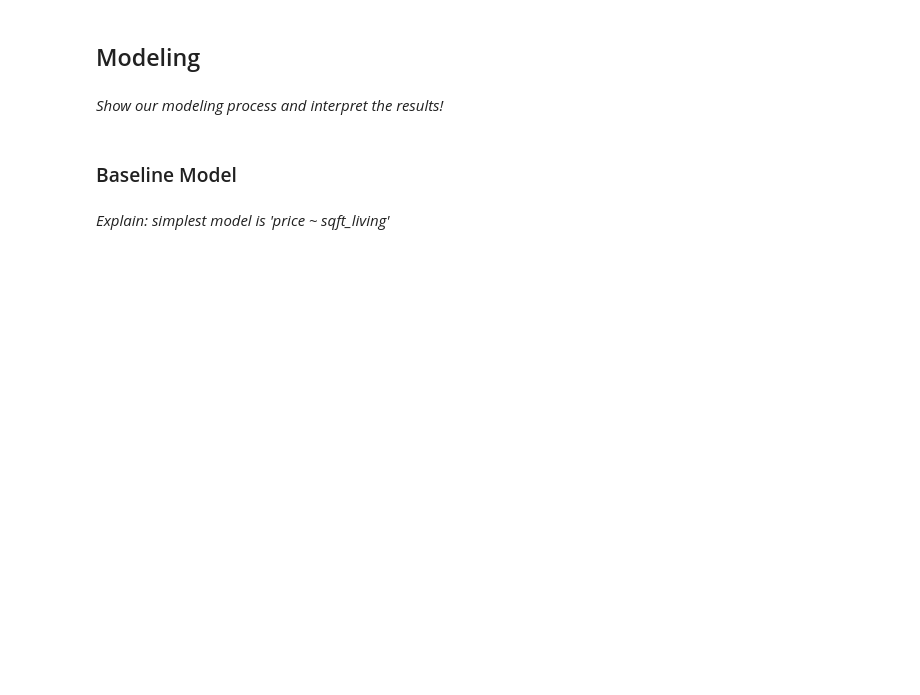
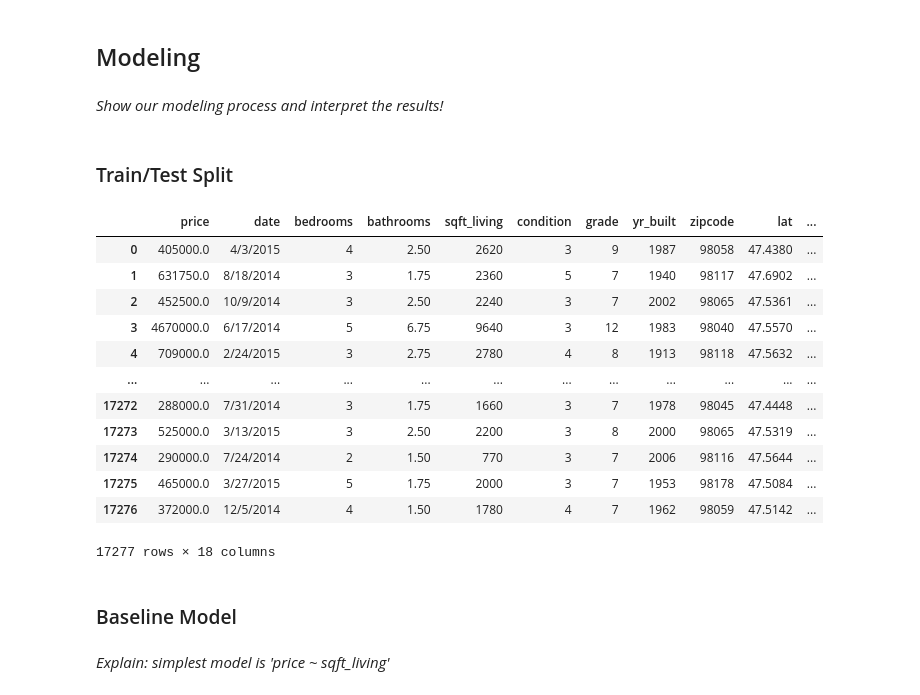
Before and after one commit to jmarkowi/kingcounty, a Jupyter notebook: predicting_prices_king_count.ipynb, the cells around one changed output. Drawn from its saved outputs; the diff is of its cells as text; code cells hidden in the pictures; blank space fills up the shorter version.

```diff
--- a/predicting_prices_king_count.ipynb
+++ b/predicting_prices_king_count.ipynb
@@ -74,0 +99,5 @@ houses_df.hist(column=['log_price', 'log_sqft_living'], bins='auto');
+# %%
+houses_df['distance_from_seattle'] = distance_from_cc(houses_df['lat'], houses_df['long'])
+houses_df['sqft_divide_distance'] = houses_df['sqft_living'] / houses_df['distance_from_seattle']
+houses_df['rooms'] = houses_df['bedrooms'] + houses_df['bathrooms']
+houses_df['rooms_times_distance'] = houses_df['distance_from_seattle'] * houses_df['rooms']
@@ -76,3 +153,5 @@ houses_df.hist(column=['log_price', 'log_sqft_living'], bins='auto');
 ## Modeling
 # %% [markdown]
 *Show our modeling process and interpret the results!*
+# %% [markdown]
+### Train/Test Split
@@ -79,3 +165,19 @@ houses_df.hist(column=['log_price', 'log_sqft_living'], bins='auto');
+# %%
+houses_model_df
+# %% [output]
+|  | price | date | bedrooms | bathrooms | sqft_living | condition | grade | yr_built | zipcode | lat | ... |
+| 0 | 405000.0 | 4/3/2015 | 4 | 2.50 | 2620 | 3 | 9 | 1987 | 98058 | 47.4380 | ... |
+| 1 | 631750.0 | 8/18/2014 | 3 | 1.75 | 2360 | 5 | 7 | 1940 | 98117 | 47.6902 | ... |
+| 2 | 452500.0 | 10/9/2014 | 3 | 2.50 | 2240 | 3 | 7 | 2002 | 98065 | 47.5361 | ... |
+| 3 | 4670000.0 | 6/17/2014 | 5 | 6.75 | 9640 | 3 | 12 | 1983 | 98040 | 47.5570 | ... |
+| 4 | 709000.0 | 2/24/2015 | 3 | 2.75 | 2780 | 4 | 8 | 1913 | 98118 | 47.5632 | ... |
+| ... | ... | ... | ... | ... | ... | ... | ... | ... | ... | ... | ... |
+| 17272 | 288000.0 | 7/31/2014 | 3 | 1.75 | 1660 | 3 | 7 | 1978 | 98045 | 47.4448 | ... |
+| 17273 | 525000.0 | 3/13/2015 | 3 | 2.50 | 2200 | 3 | 8 | 2000 | 98065 | 47.5319 | ... |
+| 17274 | 290000.0 | 7/24/2014 | 2 | 1.50 | 770 | 3 | 7 | 2006 | 98116 | 47.5644 | ... |
+| 17275 | 465000.0 | 3/27/2015 | 5 | 1.75 | 2000 | 3 | 7 | 1953 | 98178 | 47.5084 | ... |
+| 17276 | 372000.0 | 12/5/2014 | 4 | 1.50 | 1780 | 4 | 7 | 1962 | 98059 | 47.5142 | ... |
+17277 rows × 18 columns
 # %% [markdown]
 ### Baseline Model
 # %% [markdown]
```
Also changed, not shown: parts of 16 cells of this notebook.
